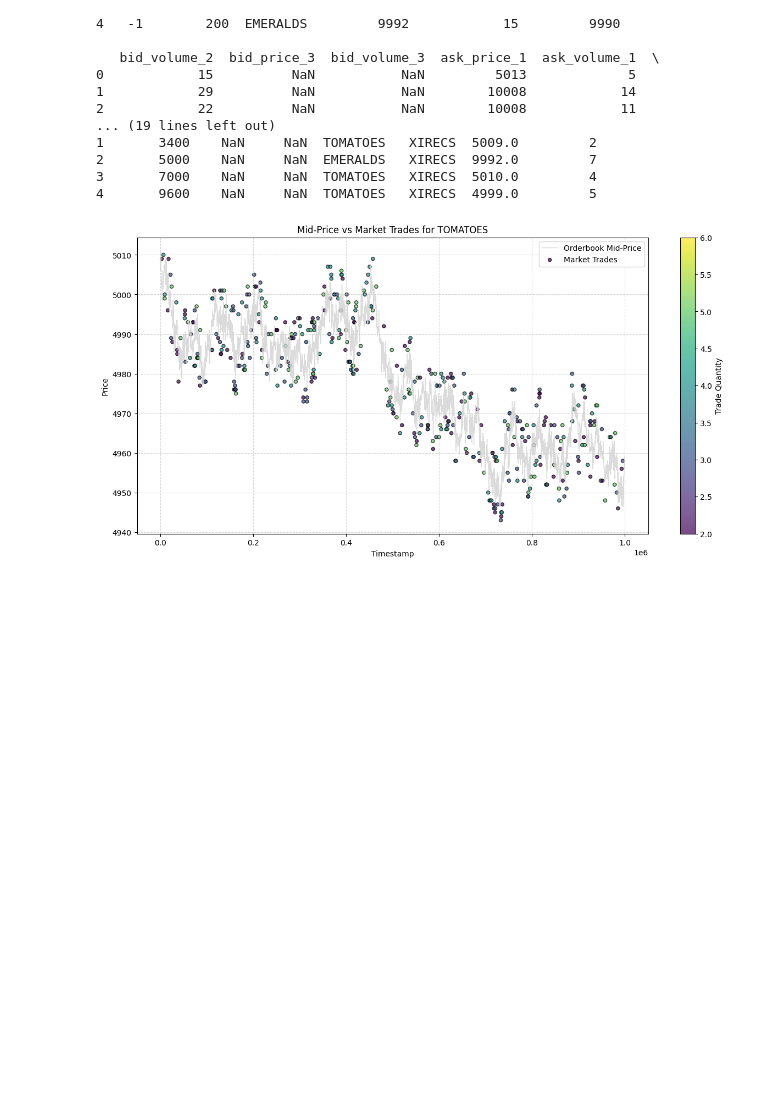
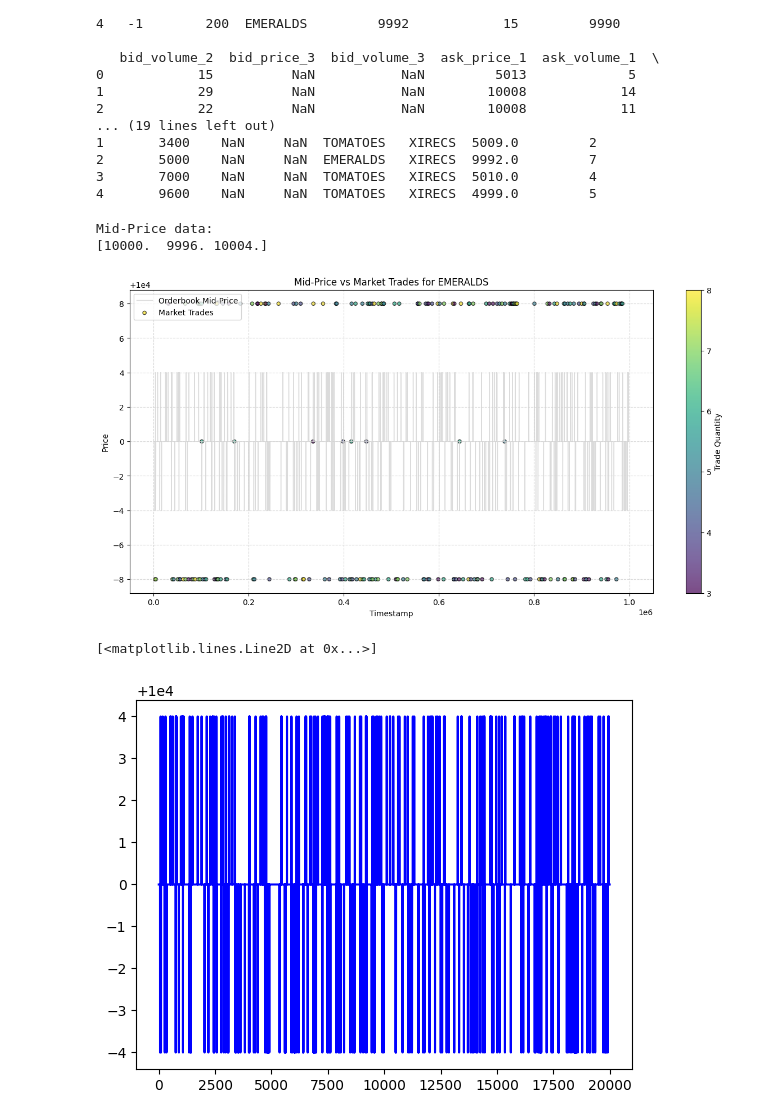
Before and after one commit to avighnajha/Prosperity2026, a Jupyter notebook: tutorial/research.ipynb, the cells around one changed output. Saved outputs shown, nothing was run; the diff lists cells and outputs as text; code cells hidden in the pictures; blank space fills up the shorter version.

```diff
--- a/tutorial/research.ipynb
+++ b/tutorial/research.ipynb
@@ -28,38 +28,37 @@ PRICES
 3       7000    NaN     NaN  TOMATOES   XIRECS  5010.0         4
 4       9600    NaN     NaN  TOMATOES   XIRECS  4999.0         5
 # %%
-# 2. Filter for a specific product (e.g., 'AMETHYSTS' or 'STARFRUIT')
-product = 'TOMATOES'
+product = 'EMERALDS'
 prod_prices = prices_df[prices_df['product'] == product].copy()
 prod_trades = trades_df[trades_df['symbol'] == product].copy()
 
-# 3. Calculate Mid-Price
-# Mid-Price = (Best Bid + Best Ask) / 2
-prod_prices['mid_price'] = (prod_prices['bid_price_1'] + prod_prices['ask_price_1']) / 2
-
-# 4. Plotting
 plt.figure(figsize=(15, 7))
 
-# Plot the Mid-Price line (The "Book")
+# Plot the Mid-Price line
 plt.plot(prod_prices['timestamp'], prod_prices['mid_price'],
          label='Orderbook Mid-Price', color='lightgray', alpha=0.8, linewidth=1)
 
-# Overlay the Market Trades (The "Action")
-# We use a scatter plot because trades happen at discrete, "random" timestamps
+print("Mid-Price data:")
+print(prod_prices['mid_price'])
+
+# Overlay the Market Trades
 plt.scatter(prod_trades['timestamp'], prod_trades['price'],
             c=prod_trades['quantity'], cmap='viridis', label='Market Trades',
             s=20, edgecolors='black', alpha=0.7)
 
 plt.colorbar(label='Trade Quantity')
 plt.title(f'Mid-Price vs Market Trades for {product}')
 plt.xlabel('Timestamp')
 plt.ylabel('Price')
 plt.legend()
 plt.grid(True, which='both', linestyle='--', alpha=0.5)
 
-# Optional: Zoom in on a specific 5000ms window to see the "Lead" effect
-# plt.xlim(10000, 15000)
+plt.show()
 
-plt.show()
+plt.plot(prod_prices['mid_price'], label='Mid-Price', color='blue')
 # %% [output]
+Mid-Price data:
+[10000.  9996. 10004.]
-[figure, old version]
+[figure, new version]
+[<matplotlib.lines.Line2D at 0x...>]
+[figure, added]
```
Also changed, not shown: 4 other files.
